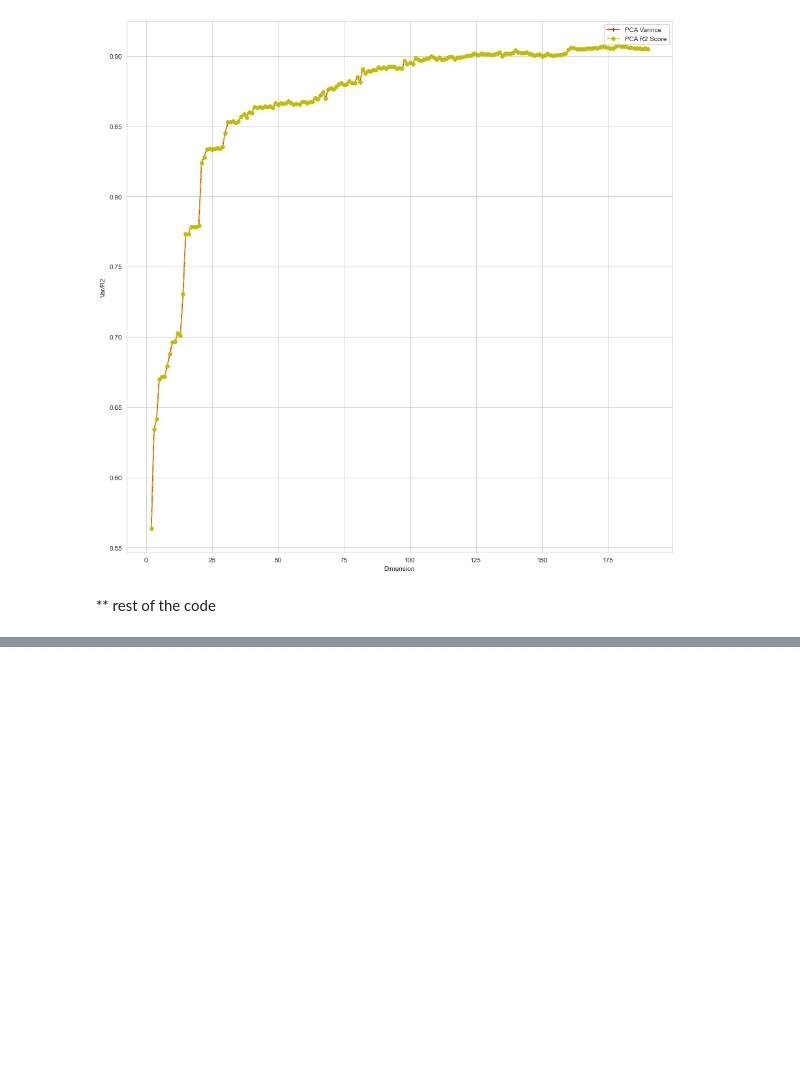
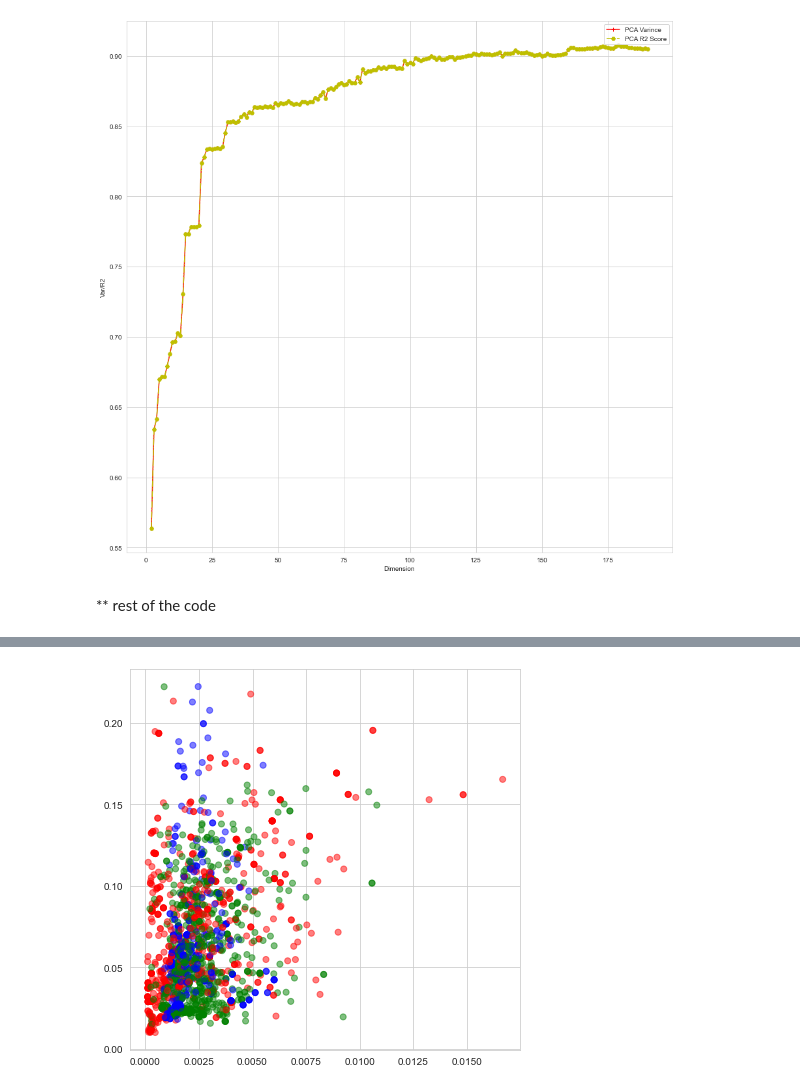
Before and after one commit to nshan651/Pollution-Autoencoders, a Jupyter notebook: notebook.ipynb, the cells around one changed output, grey strips where cells are left out. Saved outputs shown, nothing was run; the diff lists cells and outputs as text; code cells hidden in the pictures; blank space fills up the shorter version.

```diff
--- a/notebook.ipynb
+++ b/notebook.ipynb
@@ -294,0 +327,18 @@ plt.show()
+# %%
+# X_train
+from sklearn.cluster import KMeans
+
+kmeans = KMeans(n_clusters=3)
+# Compute cluster centers and predict cluster indices
+X_clustered = kmeans.fit_predict(X_train)
+
+# Define our own color map
+LABEL_COLOR_MAP = {0 : 'r',1 : 'g',2 : 'b'}
+label_color = [LABEL_COLOR_MAP[l] for l in X_clustered]
+
+# Plot the scatter digram
+plt.figure(figsize = (7,7))
+plt.scatter(X_train[:,0],X_train[:,2], c= label_color, alpha=0.5)
+plt.show()
+# %% [output]
+[figure, added]
```
Also changed, not shown: parts of 5 cells of this notebook.
